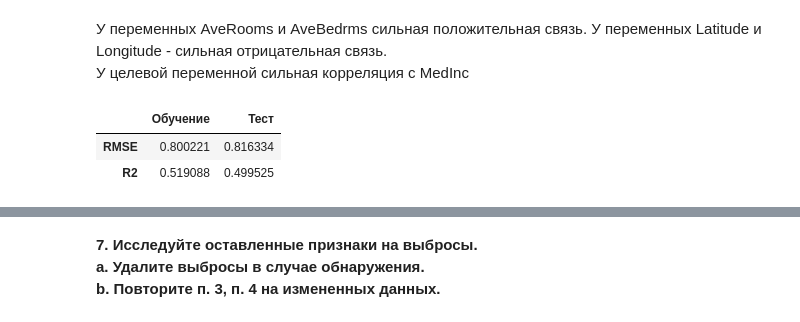
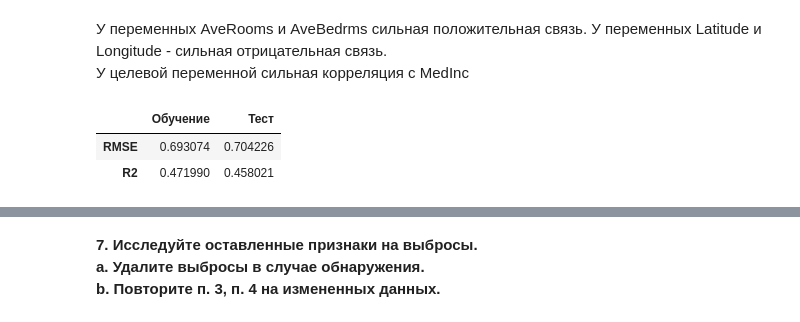
Before and after one commit to adtitovich/dsml-17, a Jupyter notebook: m5.ipynb, the cells around one changed output, grey strips where cells are left out. Saved outputs shown, nothing was run; the diff lists cells and outputs as text; code cells hidden in the pictures.

```diff
--- a/m5.ipynb
+++ b/m5.ipynb
@@ -59,6 +59,10 @@ X_train, X_test, y_train, y_test = train_test_split(X, y, test_size=0.2, random_
 model = LinearRegression().fit(X_train, y_train)
 # %%
 # вычисляем метрики
+df_metrics = pd.DataFrame({'RMSE':[mean_squared_error(y_test, model.predict(X_test), squared=False)],
+                           'R2':[r2_score(y_test, model.predict(X_test))]},
+                          index = ['Линейная регрессия'])
+
 pd.DataFrame({'Обучение':[mean_squared_error(y_train, model.predict(X_train), squared=False),
                           r2_score(y_train, model.predict(X_train))],
               'Тест':[mean_squared_error(y_test, model.predict(X_test), squared=False),
@@ -82,3 +86,9 @@ ax.boxplot(y, vert=False, flierprops=red_square)
 plt.show()
 # %% [output]
 [figure]
+# %%
+# границы "усов"
+iqr = y.quantile(0.75) - y.quantile(0.25)
+lower_bound = y.quantile(0.25)-1.5*iqr
+upper_bound = y.quantile(0.75)+1.5*iqr
+print(lower_bound, upper_bound)
@@ -87,3 +99,6 @@ plt.show()
+# %%
+#отбросим эти выбросы
+data = data[data['MedHouseVal'] <= upper_bound]
 # %% [markdown]
 **6. Посчитайте и выведите корреляционную матрицу. Убедитесь, что ячейки матрицы поделены на цветные категории, в ячейках указано числовое значение корреляции.
 a. Сделайте выводы.
@@ -99,22 +114,28 @@ plt.show()
 У переменных AveRooms и	AveBedrms сильная положительная связь. У переменных Latitude и Longitude - сильная отрицательная связь.
 У целевой переменной сильная корреляция с MedInc
 # %%
+X = data.drop(columns = ['MedHouseVal'])
+y = data['MedHouseVal']
+
 # удалим признаки AveRooms и Longitude
-X = X.drop(columns=['AveRooms', 'Longitude'])
+X = X.drop(columns=['AveBedrms', 'Longitude'])
 
 # делим выборку
 X_train, X_test, y_train, y_test = train_test_split(X, y, test_size=0.2, random_state=16)
 
 # строим модель
 model = LinearRegression().fit(X_train, y_train)
 
 # вычисляем метрики
+df_metrics.loc['Линейная регрессия без AveBedrms, Longitude'] = [mean_squared_error(y_test, model.predict(X_test), squared=False),
+                                                                 r2_score(y_test, model.predict(X_test))]
+
 pd.DataFrame({'Обучение':[mean_squared_error(y_train, model.predict(X_train), squared=False),
                           r2_score(y_train, model.predict(X_train))],
               'Тест':[mean_squared_error(y_test, model.predict(X_test), squared=False),
                       r2_score(y_test, model.predict(X_test))]},
              index = ['RMSE', 'R2'])
 # %% [output]
 |  | Обучение | Тест |
-| RMSE | 0.800221 | 0.816334 |
-| R2 | 0.519088 | 0.499525 |
+| RMSE | 0.693074 | 0.704226 |
+| R2 | 0.471990 | 0.458021 |
```
Also changed, not shown: parts of 13 cells of this notebook.
